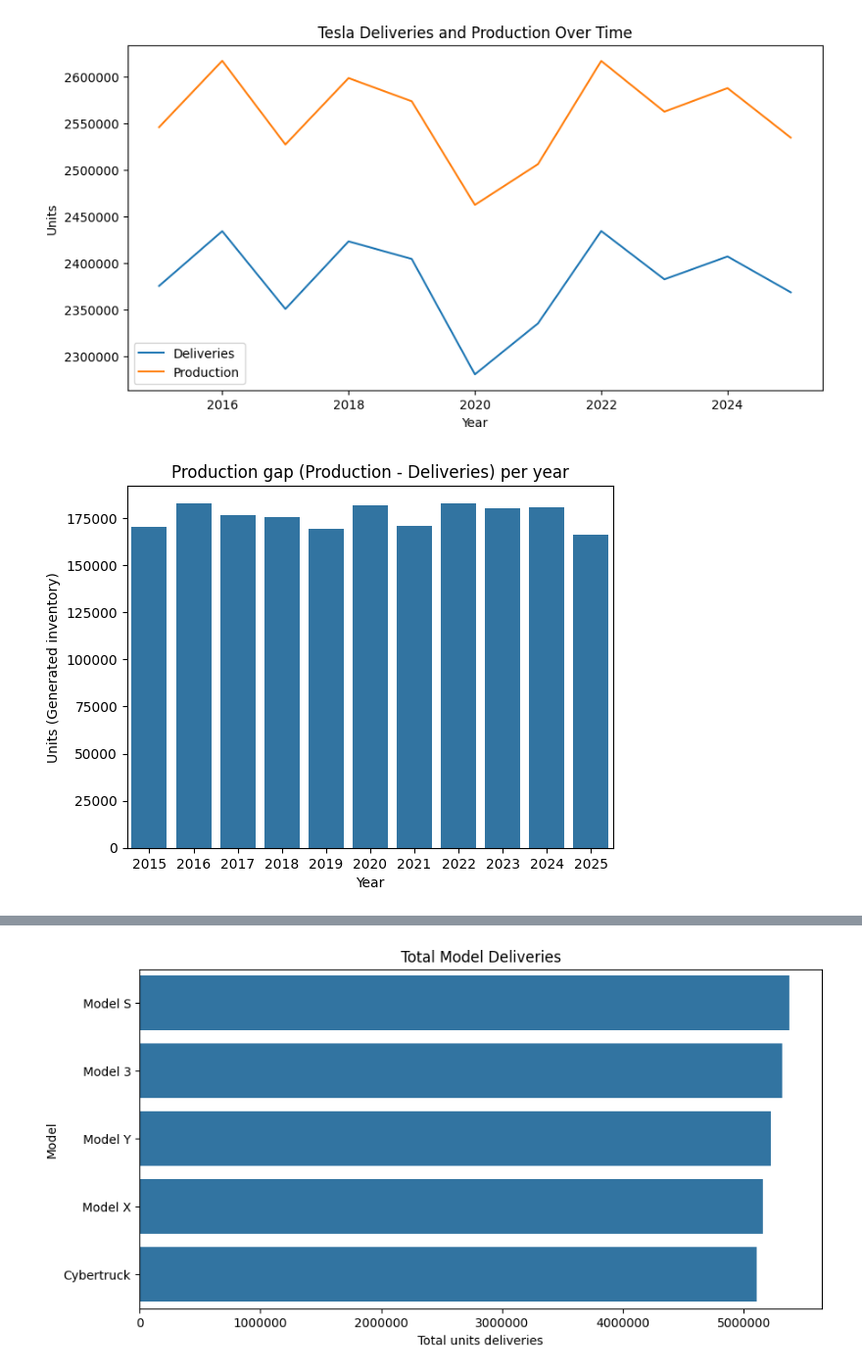
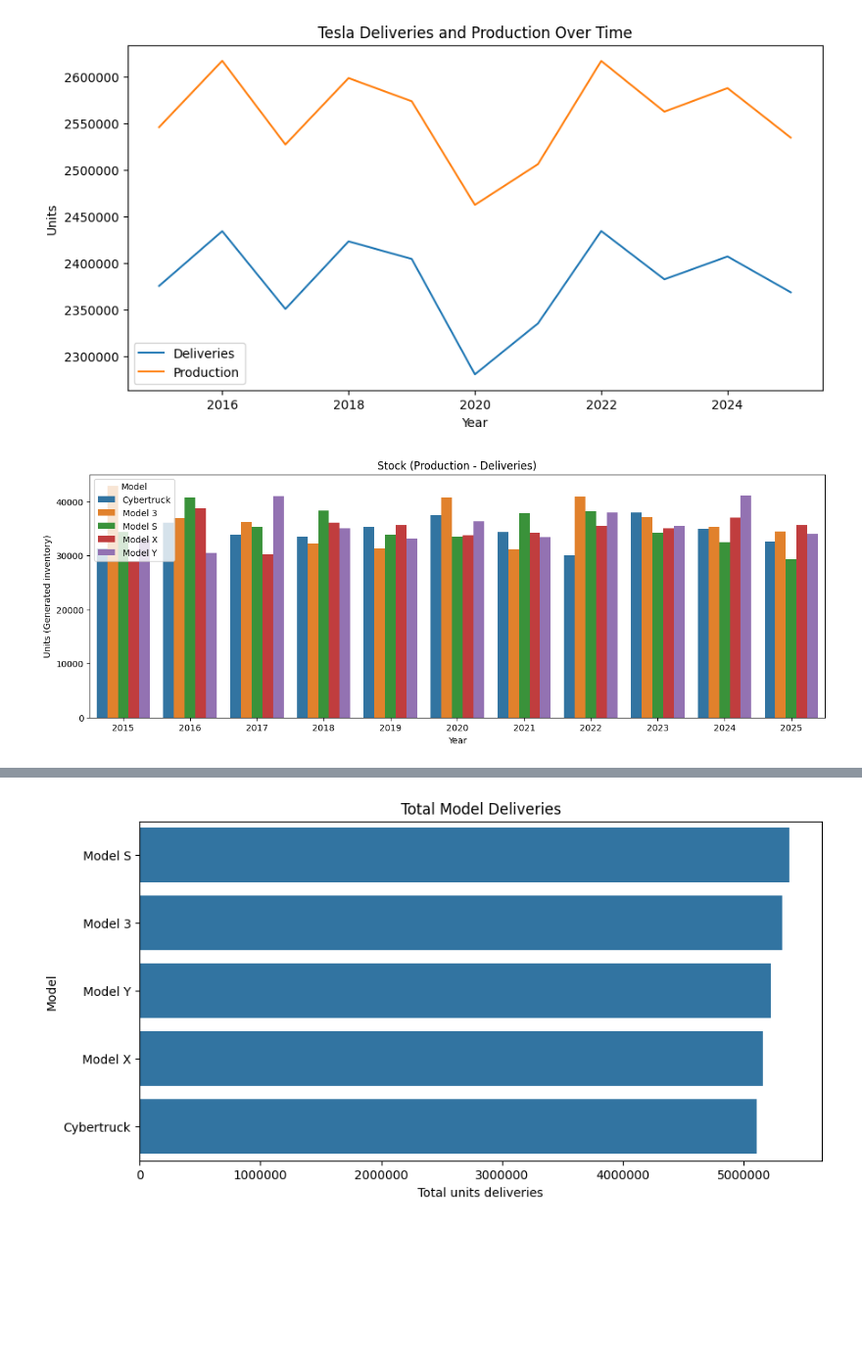
Before and after one commit to ThiagoPBorges/Tesla-Deliveries-and-Production, a Jupyter notebook: 03_exploratory_data_analysis.ipynb, the cells around one changed output, grey strips where cells are left out. Shown at 98% size. Cells and saved outputs as stored; diff of their text form; code cells hidden in the pictures; blank space fills up the shorter version.

```diff
--- a/03_exploratory_data_analysis.ipynb
+++ b/03_exploratory_data_analysis.ipynb
@@ -62,16 +73,19 @@ plt.show()
 # %% [output]
 [figure]
 # %%
-yearly['production_gap'] = yearly['Production_Units'] - yearly['Estimated_Deliveries']
+df['production_gap'] = df['Production_Units'] - df['Estimated_Deliveries']
 
-plt.Figure(figsize=(10,5))
+plt.figure(figsize=(15,5))
 sns.barplot(
-    data=yearly,
+    data=df,
     x='Year',
-    y='production_gap'
+    y='production_gap',
+    hue='Model',
+    estimator='sum',
+    errorbar=None
 )
-plt.title('Production gap (Production - Deliveries) per year',)
+plt.title('Stock (Production - Deliveries)')
 plt.ylabel('Units (Generated inventory)')
 plt.show()
 # %% [output]
-[figure, old version]
+[figure, new version]
```
Also changed, not shown: parts of 10 cells of this notebook.
